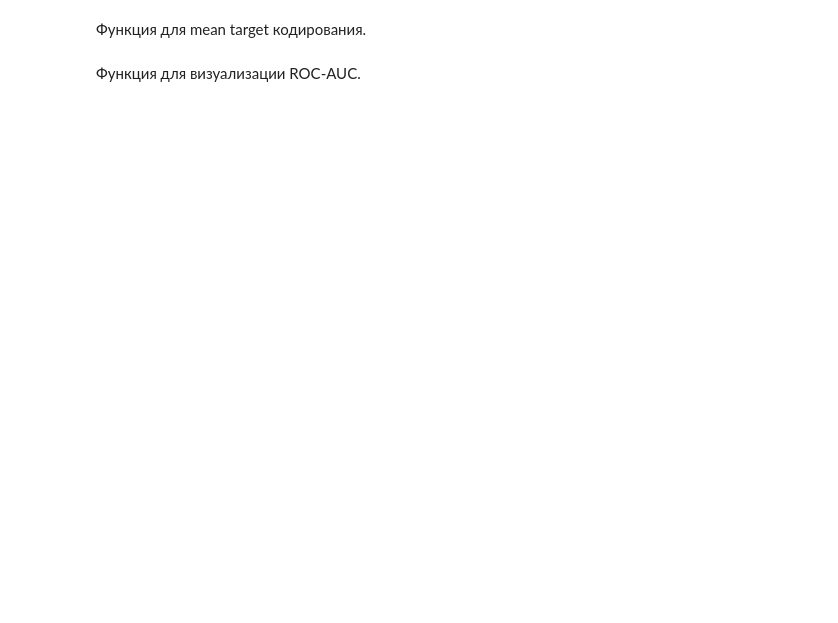
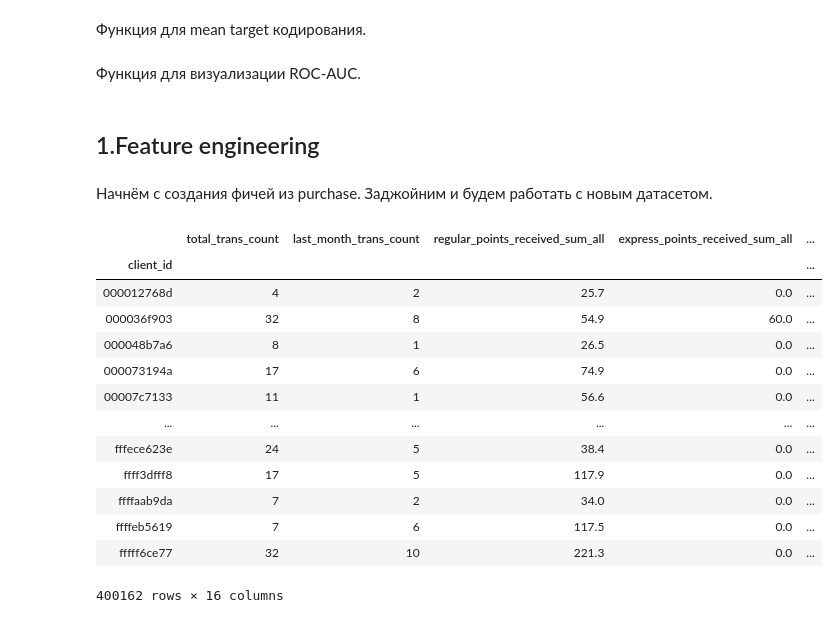
Before and after one commit to doksketch/call-you-maybe, a Jupyter notebook: sandbox/01_feature engineering.ipynb, the cells around one changed output. Cells and saved outputs as stored; diff of their text form; code cells hidden in the pictures; blank space fills up the shorter version.

```diff
--- a/sandbox/01_feature engineering.ipynb
+++ b/sandbox/01_feature engineering.ipynb
@@ -183,29 +155,0 @@ class PurchaseFeatures:
-# %%
-def purchase_features(df):
-    last_cols = ['regular_points_received', 'express_points_received','regular_points_spent',
-                 'express_points_spent', 'purchase_sum','store_id', 'product_quantity']
-    all_hist = df.groupby(['client_id','transaction_id'])[last_cols].last()
-    last_month = df[df['transaction_datetime'] > '2019-02-18'].groupby(['client_id','transaction_id'])[last_cols].last()
-
-    df['total_purchase_sum'] = all_hist.groupby('client_id')['purchase_sum'].sum()
-    df['last_30_purchase_sum'] = last_month.groupby('client_id')['purchase_sum'].sum()
-    df['total_product_quantity'] = all_hist.groupby('client_id')['product_quantity'].sum()
-    df['last_30_product_quantity_sum'] = last_month.groupby('client_id')['product_quantity'].sum()
-    df['total_regular_points_received'] = all_hist.groupby('client_id')['regular_points_received'].sum()
-    df['last_30_regular_points_received'] = last_month.groupby('client_id')['regular_points_received'].sum()
-    df['total_express_points_received'] = all_hist.groupby('client_id')['express_points_received'].sum()
-    df['last_30_express_points_received'] = last_month.groupby('client_id')['express_points_received'].sum()
-    df['total_regular_points_spent'] = all_hist.groupby('client_id')['regular_points_spent'].sum()
-    df['last_30_regular_points_spent'] = last_month.groupby('client_id')['regular_points_spent'].sum()
-    df['total_express_points_spent'] = all_hist.groupby('client_id')['express_points_spent'].sum()
-    df['last_30_express_points_spent'] = last_month.groupby('client_id')['express_points_spent'].sum()
-    df['total_regular_points_balance'] = df['total_regular_points_received'] - df['total_regular_points_spent']
-    df['total_express_points_balance'] = df['total_express_points_received'] - df['total_express_points_spent']
-    df['last_30_regular_points_balance'] = df['last_30_regular_points_received'] - df['last_30_regular_points_spent']
-    df['last_30_express_points_balance'] = df['last_30_express_points_received'] - df['total_express_points_spent']
-    df['unique_stores'] = all_hist.groupby('client_id')[['store_id']].nunique()
-    df['last_30_unique_stores'] = last_month.groupby('client_id')[['store_id']].nunique()
-    df['days_delay'] = (all_hist.groupby('client_id')['transaction_datetime'].iloc[0] -
-                        all_hist.groupby('client_id')['transaction_datetime'].iloc[-1]).dt.days
-    df['last_days_delay'] = (last_month.groupby('client_id')['transaction_datetime'].iloc[0] -
-                        last_month.groupby('client_id')['transaction_datetime'].iloc[-1]).dt.days
@@ -260,3 +256,28 @@ def roc_auc_plot(y_test, preds):
     plt.title('ROC curve')
     plt.legend(loc='best')
     plt.show()
+# %% [markdown]
+## 1.Feature engineering
+# %% [markdown]
+Начнём с создания фичей из purchase. Заджойним и будем работать с новым датасетом.
+# %%
+last_cols = ['regular_points_received', 'express_points_received','regular_points_spent', 'express_points_spent', 'purchase_sum','store_id',
+            'product_quantity']
+# %%
+purchase_features(last_cols=last_cols,
+                 df=purchases)
+# %% [output]
+|  | total_trans_count | last_month_trans_count | regular_points_received_sum_all | express_points_received_sum_all | ... |
+| client_id |  |  |  |  | ... |
+| 000012768d | 4 | 2 | 25.7 | 0.0 | ... |
+| 000036f903 | 32 | 8 | 54.9 | 60.0 | ... |
+| 000048b7a6 | 8 | 1 | 26.5 | 0.0 | ... |
+| 000073194a | 17 | 6 | 74.9 | 0.0 | ... |
+| 00007c7133 | 11 | 1 | 56.6 | 0.0 | ... |
+| ... | ... | ... | ... | ... | ... |
+| fffece623e | 24 | 5 | 38.4 | 0.0 | ... |
+| ffff3dfff8 | 17 | 5 | 117.9 | 0.0 | ... |
+| ffffaab9da | 7 | 2 | 34.0 | 0.0 | ... |
+| ffffeb5619 | 7 | 6 | 117.5 | 0.0 | ... |
+| fffff6ce77 | 32 | 10 | 221.3 | 0.0 | ... |
+400162 rows × 16 columns
```
Also changed, not shown: parts of 13 cells of this notebook.
